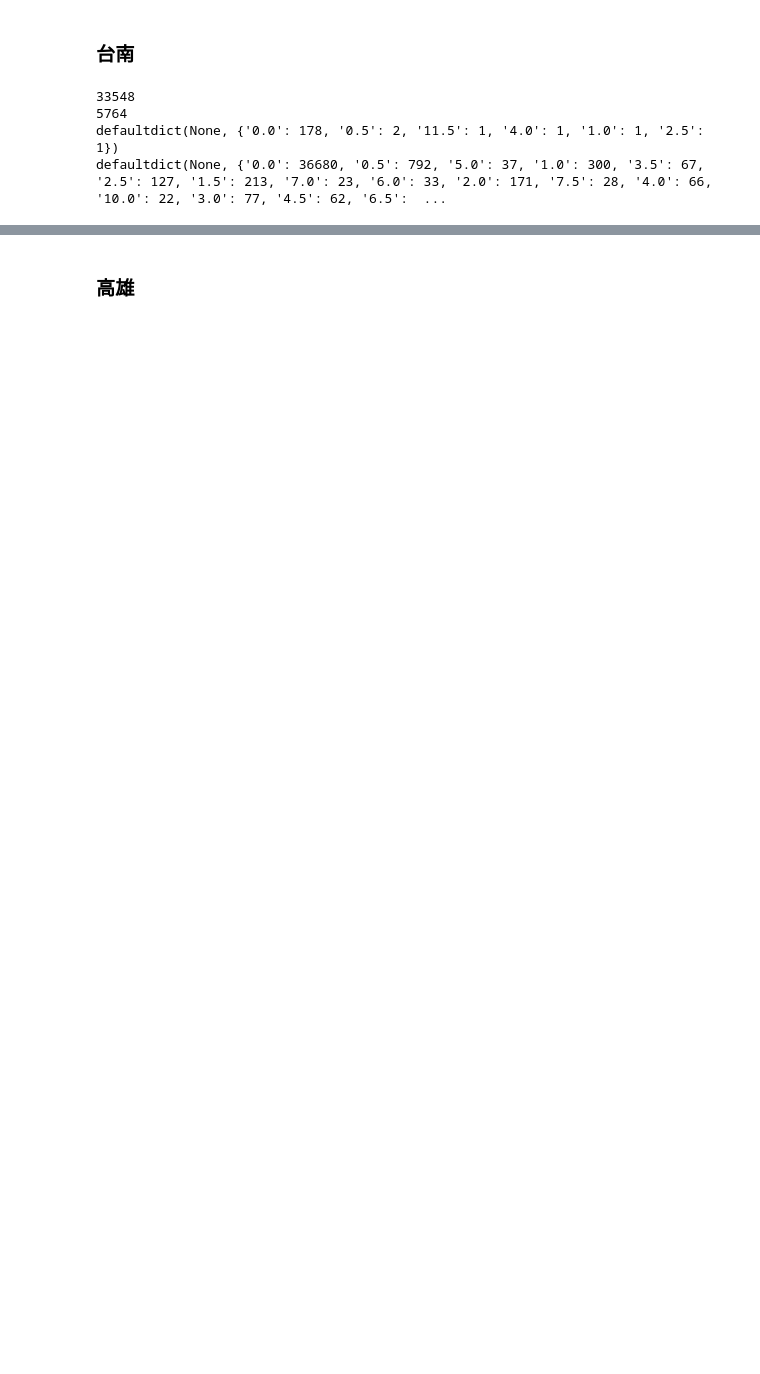
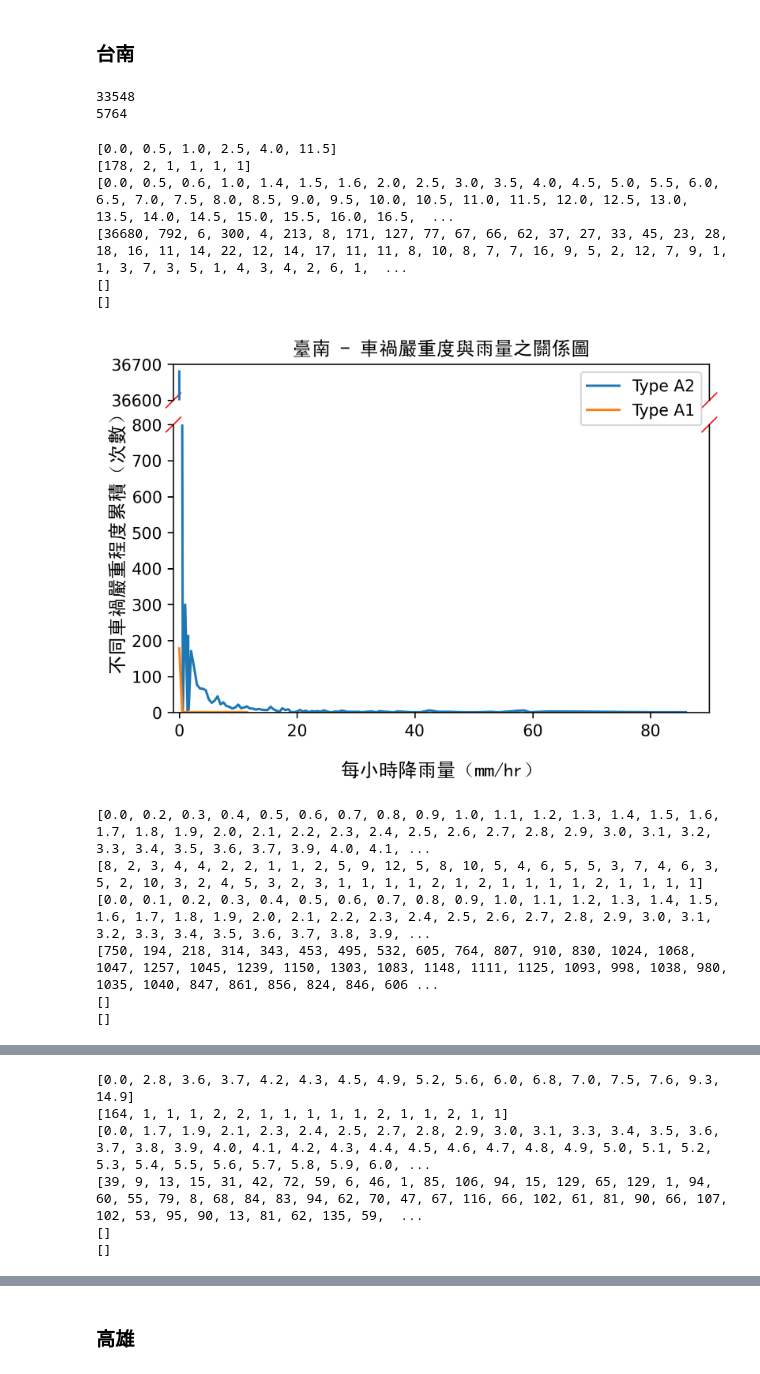
Before and after one commit to lamuyang/DigiTalant_DataScience, a Jupyter notebook: pltA1_A2.ipynb, the cells around one changed output, grey strips where cells are left out. Drawn from its saved outputs; the diff is of its cells as text; code cells hidden in the pictures; blank space fills up the shorter version.

```diff
--- a/pltA1_A2.ipynb
+++ b/pltA1_A2.ipynb
@@ -203,14 +300,25 @@ defaultdict(None, {'0.0': 38970, '0.5': 1381, '1.0': 583, '3.5': 119, '2.0': 310
 # %% [markdown]
 ### 台南
-# %%
-A1_rain, A2_rain, A1_WS, A2_WS, A1_WSGust, A2_WSGust  = get_weather_data(Tainan)
-# new_draw(all_rain,count_rain_dic,"每小時降雨量（mm/hr）","每小時車禍次數（次數/hr）")
-# new_draw(all_WS, count_WS_dic,"每小時平均風速 (m/s)","每小時車禍次數（次數/hr）"),
-# new_draw(all_WSGust, count_WSGust_dic,"每小時最大陣風 (m/s)","每小時車禍次數（次數/hr）")
-print(A1_rain)
-print(A2_rain)
-# %% [output]
-33548
-5764
-defaultdict(None, {'0.0': 178, '0.5': 2, '11.5': 1, '4.0': 1, '1.0': 1, '2.5': 1})
-defaultdict(None, {'0.0': 36680, '0.5': 792, '5.0': 37, '1.0': 300, '3.5': 67, '2.5': 127, '1.5': 213, '7.0': 23, '6.0': 33, '2.0': 171, '7.5': 28, '4.0': 66, '10.0': 22, '3.0': 77, '4.5': 62, '6.5':  ...
+# %%
+A1_rain, A2_rain, A3_rain, A1_WS, A2_WS, A3_WS, A1_WSGust, A2_WSGust, A3_WSGust = get_weather_data(Tainan)
+# %% [output]
+33548
+5764
+# %%
+new_draw(A1_rain, A2_rain,A3_rain,90,0,800,36600,36700,"每小時降雨量（mm/hr）","不同車禍嚴重程度累積（次數）","臺南 - 車禍嚴重度與雨量之關係圖",True)
+new_draw(A1_WS, A2_WS, A3_WS,13,0,700,1400,1500,"每小時平均風速 (m/s)","不同車禍嚴重程度累積（次數）","臺南 - 車禍嚴重度與平均風速之關係圖"),
+new_draw(A1_WSGust, A2_WSGust, A3_WSGust,100,0,100,1500,1600,"每小時最大陣風 (m/s)","車不同車禍嚴重程度累積（次數）","臺南 - 車禍嚴重度與最大陣風之關係圖")
+# %% [output]
+[0.0, 0.5, 1.0, 2.5, 4.0, 11.5]
+[178, 2, 1, 1, 1, 1]
+[0.0, 0.5, 0.6, 1.0, 1.4, 1.5, 1.6, 2.0, 2.5, 3.0, 3.5, 4.0, 4.5, 5.0, 5.5, 6.0, 6.5, 7.0, 7.5, 8.0, 8.5, 9.0, 9.5, 10.0, 10.5, 11.0, 11.5, 12.0, 12.5, 13.0, 13.5, 14.0, 14.5, 15.0, 15.5, 16.0, 16.5,  ...
+[36680, 792, 6, 300, 4, 213, 8, 171, 127, 77, 67, 66, 62, 37, 27, 33, 45, 23, 28, 18, 16, 11, 14, 22, 12, 14, 17, 11, 11, 8, 10, 8, 7, 7, 16, 9, 5, 2, 12, 7, 9, 1, 1, 3, 7, 3, 5, 1, 4, 3, 4, 2, 6, 1,  ...
+[]
+[]
+[figure, added]
+[0.0, 0.2, 0.3, 0.4, 0.5, 0.6, 0.7, 0.8, 0.9, 1.0, 1.1, 1.2, 1.3, 1.4, 1.5, 1.6, 1.7, 1.8, 1.9, 2.0, 2.1, 2.2, 2.3, 2.4, 2.5, 2.6, 2.7, 2.8, 2.9, 3.0, 3.1, 3.2, 3.3, 3.4, 3.5, 3.6, 3.7, 3.9, 4.0, 4.1, ...
+[8, 2, 3, 4, 4, 2, 2, 1, 1, 2, 5, 9, 12, 5, 8, 10, 5, 4, 6, 5, 5, 3, 7, 4, 6, 3, 5, 2, 10, 3, 2, 4, 5, 3, 2, 3, 1, 1, 1, 1, 2, 1, 2, 1, 1, 1, 1, 2, 1, 1, 1, 1]
+[0.0, 0.1, 0.2, 0.3, 0.4, 0.5, 0.6, 0.7, 0.8, 0.9, 1.0, 1.1, 1.2, 1.3, 1.4, 1.5, 1.6, 1.7, 1.8, 1.9, 2.0, 2.1, 2.2, 2.3, 2.4, 2.5, 2.6, 2.7, 2.8, 2.9, 3.0, 3.1, 3.2, 3.3, 3.4, 3.5, 3.6, 3.7, 3.8, 3.9, ...
+[750, 194, 218, 314, 343, 453, 495, 532, 605, 764, 807, 910, 830, 1024, 1068, 1047, 1257, 1045, 1239, 1150, 1303, 1083, 1148, 1111, 1125, 1093, 998, 1038, 980, 1035, 1040, 847, 861, 856, 824, 846, 606 ...
+[]
+[]
@@ -216,0 +326,6 @@ defaultdict(None, {'0.0': 36680, '0.5': 792, '5.0': 37, '1.0': 300, '3.5': 67, '
+[0.0, 2.8, 3.6, 3.7, 4.2, 4.3, 4.5, 4.9, 5.2, 5.6, 6.0, 6.8, 7.0, 7.5, 7.6, 9.3, 14.9]
+[164, 1, 1, 1, 2, 2, 1, 1, 1, 1, 1, 2, 1, 1, 2, 1, 1]
+[0.0, 1.7, 1.9, 2.1, 2.3, 2.4, 2.5, 2.7, 2.8, 2.9, 3.0, 3.1, 3.3, 3.4, 3.5, 3.6, 3.7, 3.8, 3.9, 4.0, 4.1, 4.2, 4.3, 4.4, 4.5, 4.6, 4.7, 4.8, 4.9, 5.0, 5.1, 5.2, 5.3, 5.4, 5.5, 5.6, 5.7, 5.8, 5.9, 6.0, ...
+[39, 9, 13, 15, 31, 42, 72, 59, 6, 46, 1, 85, 106, 94, 15, 129, 65, 129, 1, 94, 60, 55, 79, 8, 68, 84, 83, 94, 62, 70, 47, 67, 116, 66, 102, 61, 81, 90, 66, 107, 102, 53, 95, 90, 13, 81, 62, 135, 59,  ...
+[]
+[]
```
Also changed, not shown: parts of 19 cells of this notebook.
